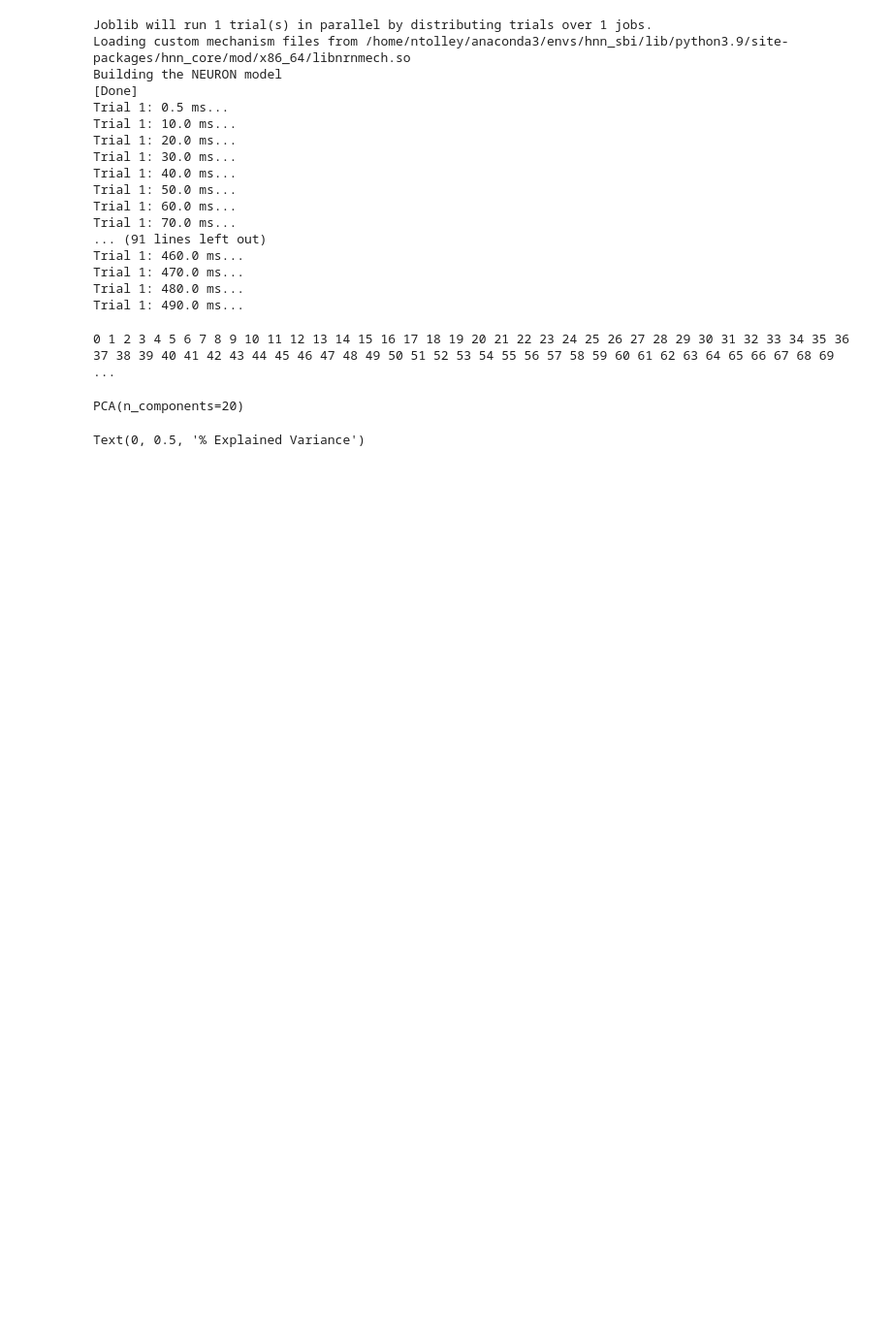
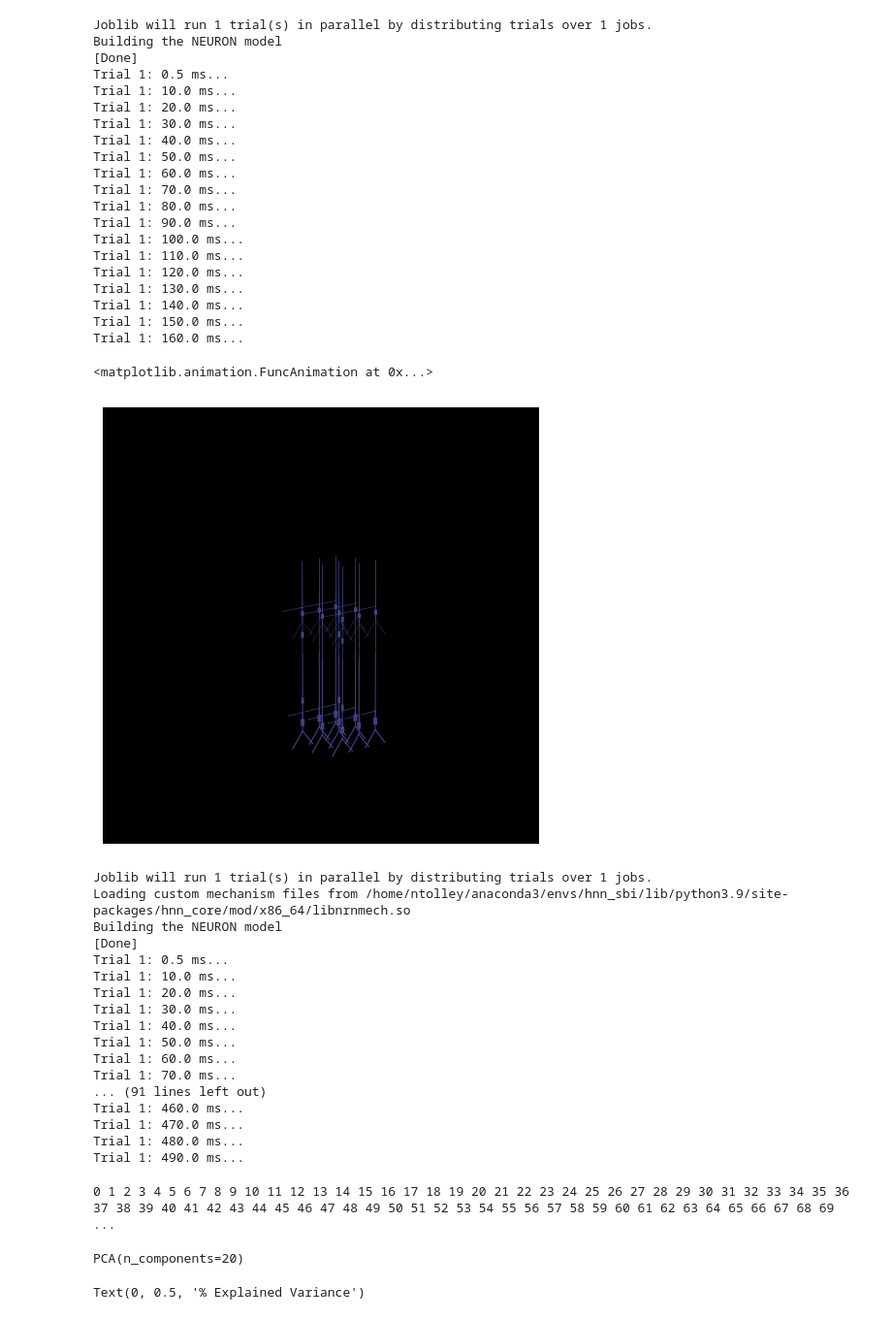
Before and after one commit to ntolley/hnn_latent, a Jupyter notebook: notebooks/test.ipynb, the cells around one changed output. Shown at 97% size. Cells and saved outputs as stored; diff of their text form; code cells hidden in the pictures; blank space fills up the shorter version.

```diff
--- a/notebooks/test.ipynb
+++ b/notebooks/test.ipynb
@@ -7,6 +7,47 @@ import quantities as pq
 from elephant import statistics, kernels
 import numpy as np
 import matplotlib.pyplot as plt
+# %%
+import hnn_core
+import os.path as op
+from hnn_core import jones_2009_model, simulate_dipole, read_params
+from hnn_core.network_models import add_erp_drives_to_jones_model
+from hnn_core.viz import NetworkPlotter
+
+hnn_core_root = op.dirname(hnn_core.__file__)
+params_fname = op.join(hnn_core_root, 'param', 'default.json')
+params = read_params(params_fname)
+params.update({'N_pyr_x': 3, 'N_pyr_y': 3})
+net = jones_2009_model(params)
+net.set_cell_positions(inplane_distance=300)
+add_erp_drives_to_jones_model(net)
+dpl = simulate_dipole(net, dt=0.5, tstop=170, record_vsec='all')
+
+net_plot = NetworkPlotter(net)
+net_plot.export_movie('demo.gif', dpi=200, writer='pillow', fps=30, interval=1, decim=1)
+# %% [output]
+Joblib will run 1 trial(s) in parallel by distributing trials over 1 jobs.
+Building the NEURON model
+[Done]
+Trial 1: 0.5 ms...
+Trial 1: 10.0 ms...
+Trial 1: 20.0 ms...
+Trial 1: 30.0 ms...
+Trial 1: 40.0 ms...
+Trial 1: 50.0 ms...
+Trial 1: 60.0 ms...
+Trial 1: 70.0 ms...
+Trial 1: 80.0 ms...
+Trial 1: 90.0 ms...
+Trial 1: 100.0 ms...
+Trial 1: 110.0 ms...
+Trial 1: 120.0 ms...
+Trial 1: 130.0 ms...
+Trial 1: 140.0 ms...
+Trial 1: 150.0 ms...
+Trial 1: 160.0 ms...
+<matplotlib.animation.FuncAnimation at 0x...>
+[figure, added]
 # %%
 net_connected = jones_2009_model()
 rate_constant = 10
```
Also changed, not shown: 1 other file.
